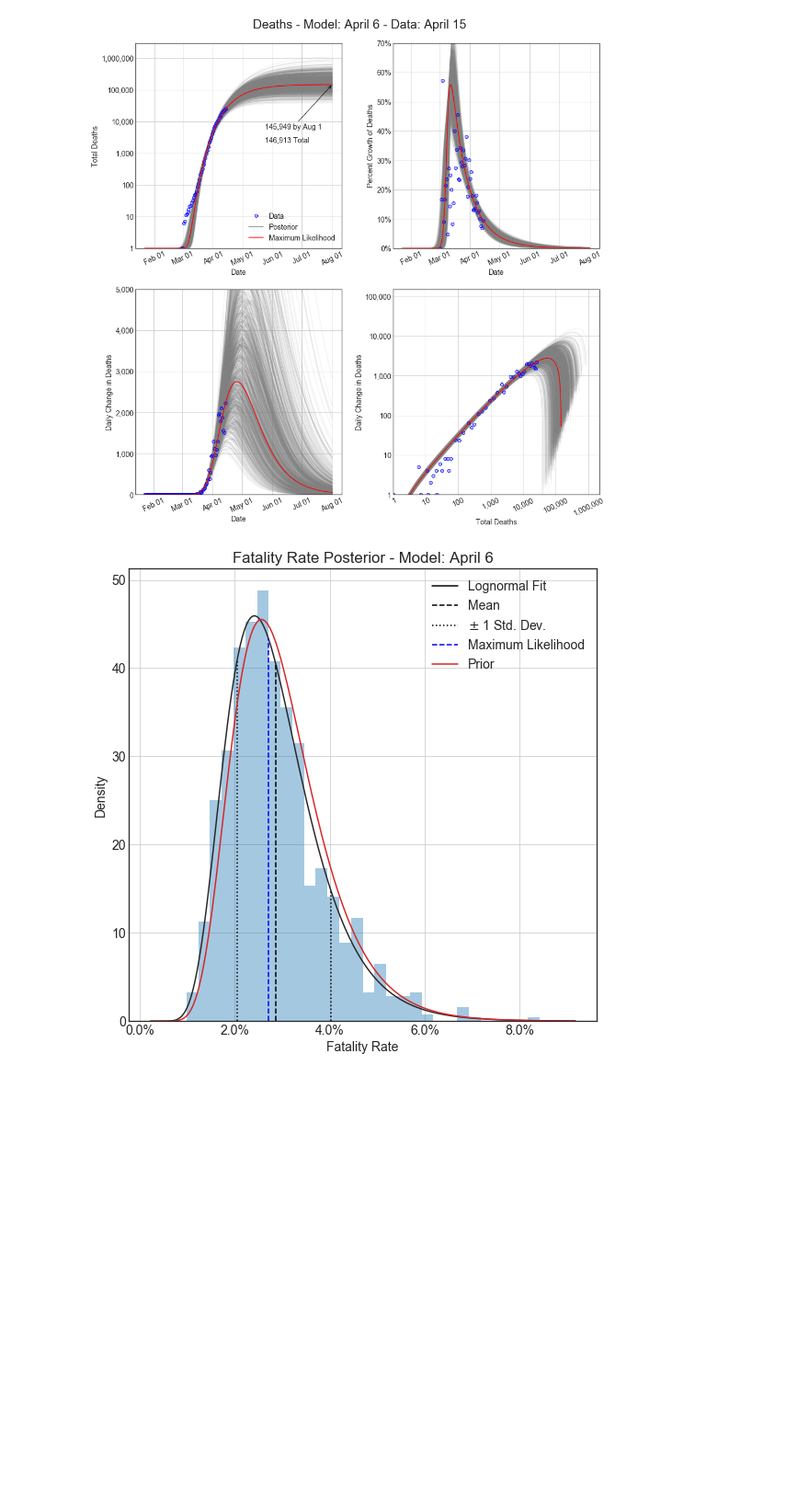
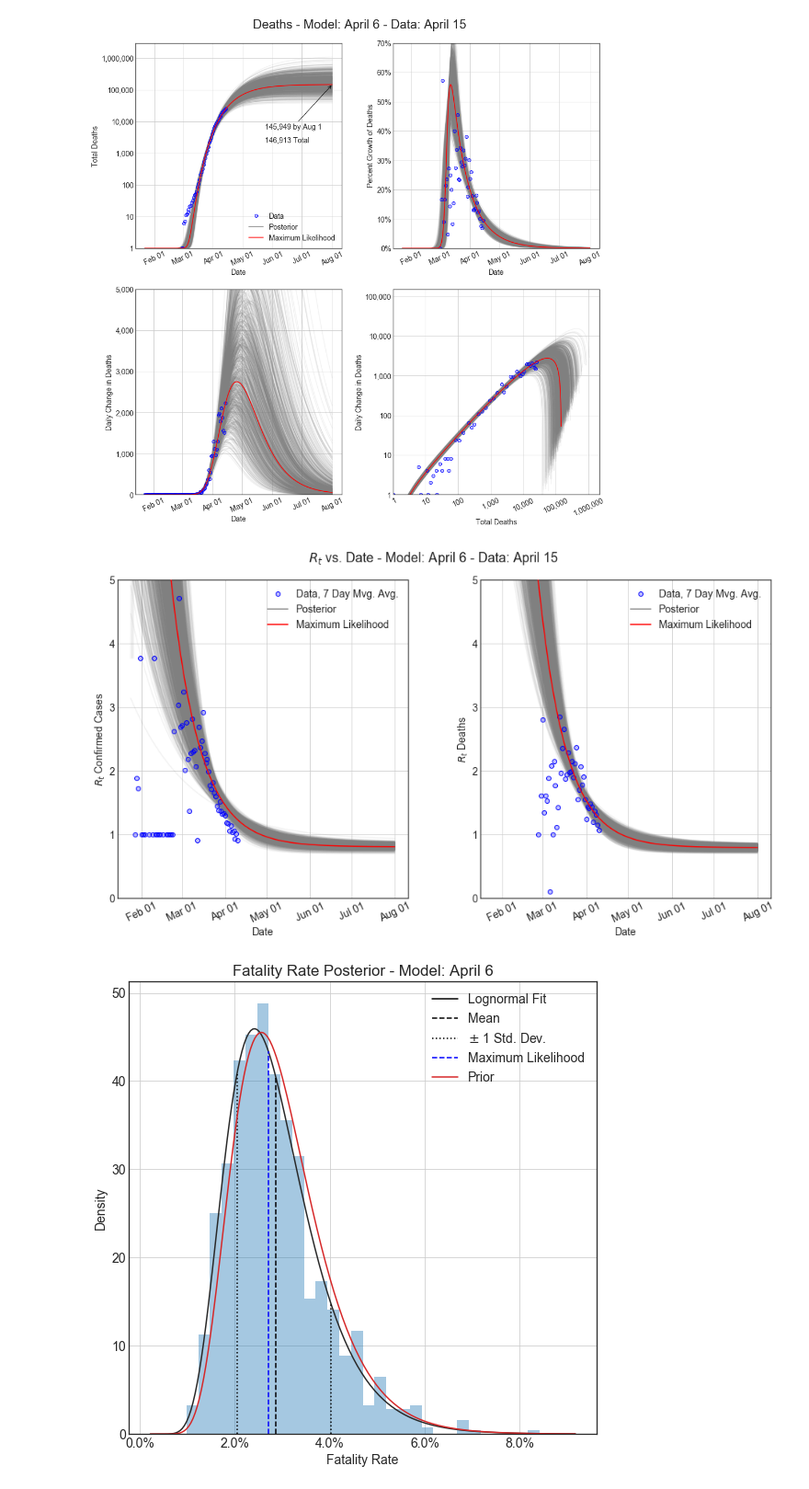
Before and after one commit to dsfulf/blog, a Jupyter notebook: covid19/covid19.ipynb, the cells around one changed output. Shown at 92% size. Drawn from its saved outputs; the diff is of its cells as text; code cells hidden in the pictures; blank space fills up the shorter version.

Commit message:
add Rt plot

```diff
--- a/covid19/covid19.ipynb
+++ b/covid19/covid19.ipynb
@@ -594,3 +690,7 @@ dashboard_b(savefig=True,
+# %%
+plot_rt(savefig=True, p=7)
+# %% [output]
+[figure, added]
 # %%
 def rate_hist(savefig: bool = False):
     fig, ax = plt.subplots(figsize=(8, 8))
```
Also changed, not shown: parts of 3 cells of this notebook, 3 other files.
